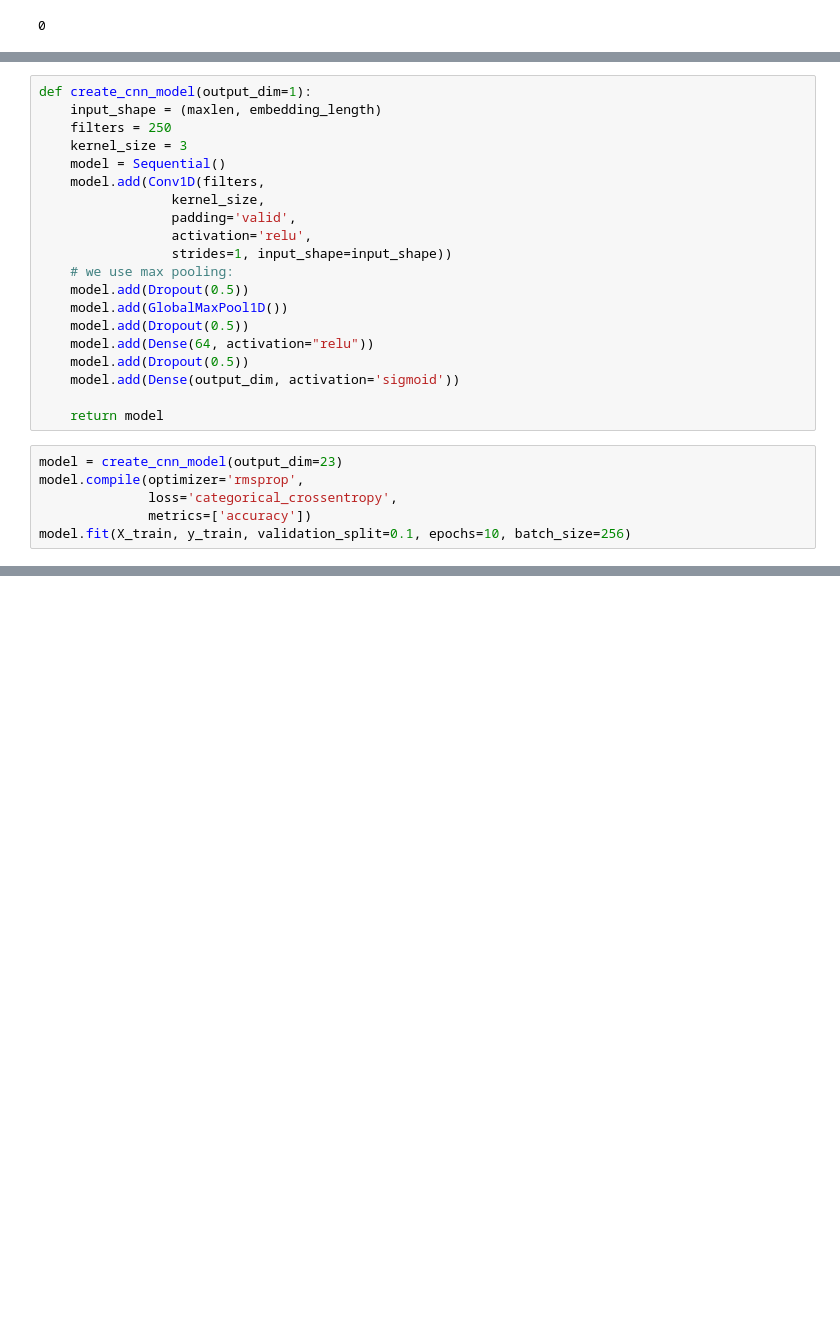
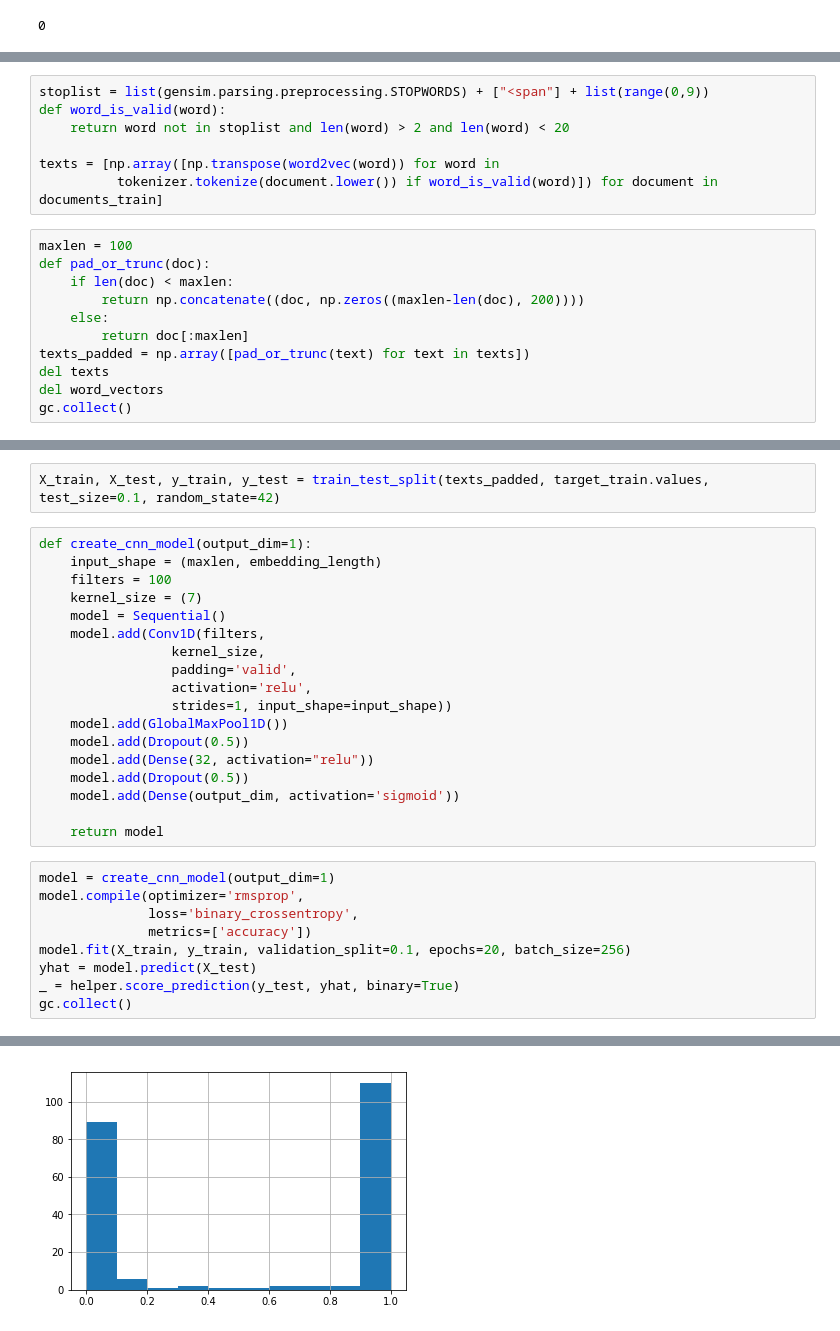
Before and after one commit to Kiana58/textclassification_seminar, a Jupyter notebook: valentin.ipynb, the cells around one changed output, grey strips where cells are left out. Cells and saved outputs as stored; diff of their text form; blank space fills up the shorter version.

Commit message:
more tests for w2v cnn, binary and multi

```diff
--- a/valentin.ipynb
+++ b/valentin.ipynb
@@ -263,0 +337,18 @@ gc.collect()
+# %%
+stoplist = list(gensim.parsing.preprocessing.STOPWORDS) + ["<span"] + list(range(0,9))
+def word_is_valid(word):
+    return word not in stoplist and len(word) > 2 and len(word) < 20
+
+texts = [np.array([np.transpose(word2vec(word)) for word in
+          tokenizer.tokenize(document.lower()) if word_is_valid(word)]) for document in documents_train]
+# %%
+maxlen = 100
+def pad_or_trunc(doc):
+    if len(doc) < maxlen:
+        return np.concatenate((doc, np.zeros((maxlen-len(doc), 200))))
+    else:
+        return doc[:maxlen]
+texts_padded = np.array([pad_or_trunc(text) for text in texts])
+del texts
+del word_vectors
+gc.collect()
@@ -264,27 +361,30 @@ gc.collect()
+# %%
+X_train, X_test, y_train, y_test = train_test_split(texts_padded, target_train.values, test_size=0.1, random_state=42)
 # %%
 def create_cnn_model(output_dim=1):
     input_shape = (maxlen, embedding_length)
-    filters = 250
-    kernel_size = 3
+    filters = 100
+    kernel_size = (7)
     model = Sequential()
     model.add(Conv1D(filters,
                  kernel_size,
                  padding='valid',
                  activation='relu',
                  strides=1, input_shape=input_shape))
-    # we use max pooling:
-    model.add(Dropout(0.5))
     model.add(GlobalMaxPool1D())
     model.add(Dropout(0.5))
-    model.add(Dense(64, activation="relu"))
+    model.add(Dense(32, activation="relu"))
     model.add(Dropout(0.5))
     model.add(Dense(output_dim, activation='sigmoid'))
 
     return model
 # %%
-model = create_cnn_model(output_dim=23)
+model = create_cnn_model(output_dim=1)
 model.compile(optimizer='rmsprop',
-              loss='categorical_crossentropy',
+              loss='binary_crossentropy',
               metrics=['accuracy'])
-model.fit(X_train, y_train, validation_split=0.1, epochs=10, batch_size=256)
+model.fit(X_train, y_train, validation_split=0.1, epochs=20, batch_size=256)
+yhat = model.predict(X_test)
+_ = helper.score_prediction(y_test, yhat, binary=True)
+gc.collect()
 # %% [output]
@@ -308,0 +409 @@ Epoch 10/10
+[figure, added]
```
Also changed, not shown: parts of 16 cells of this notebook.
